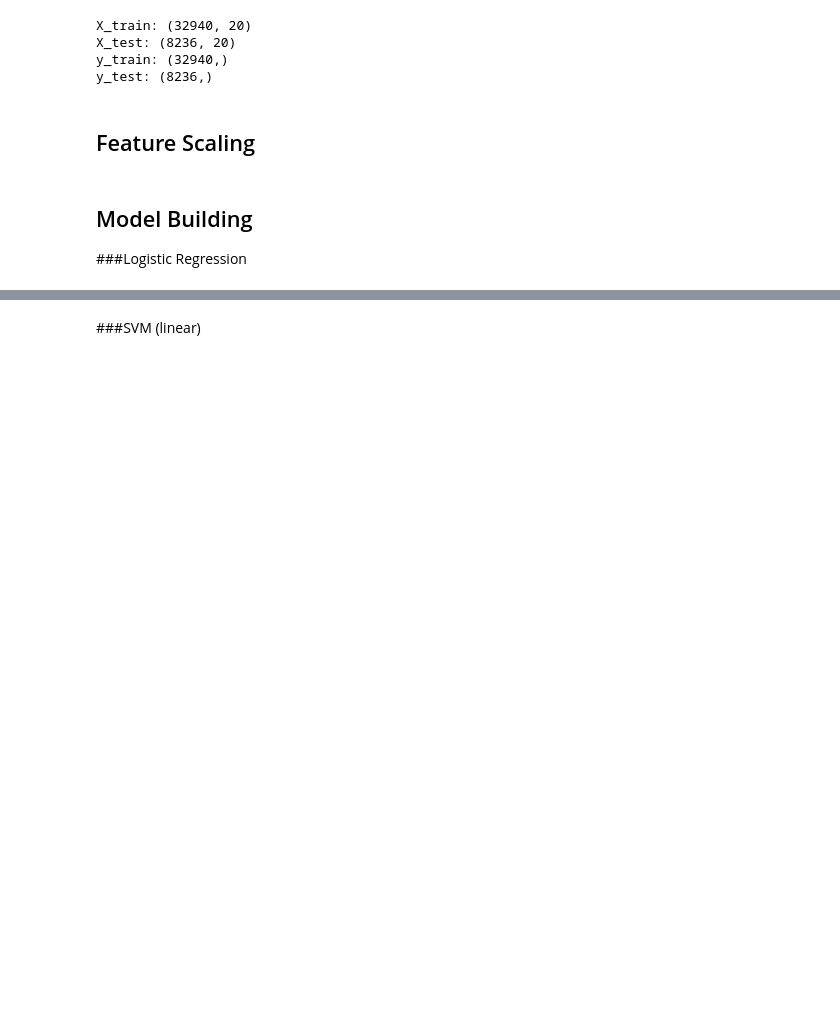
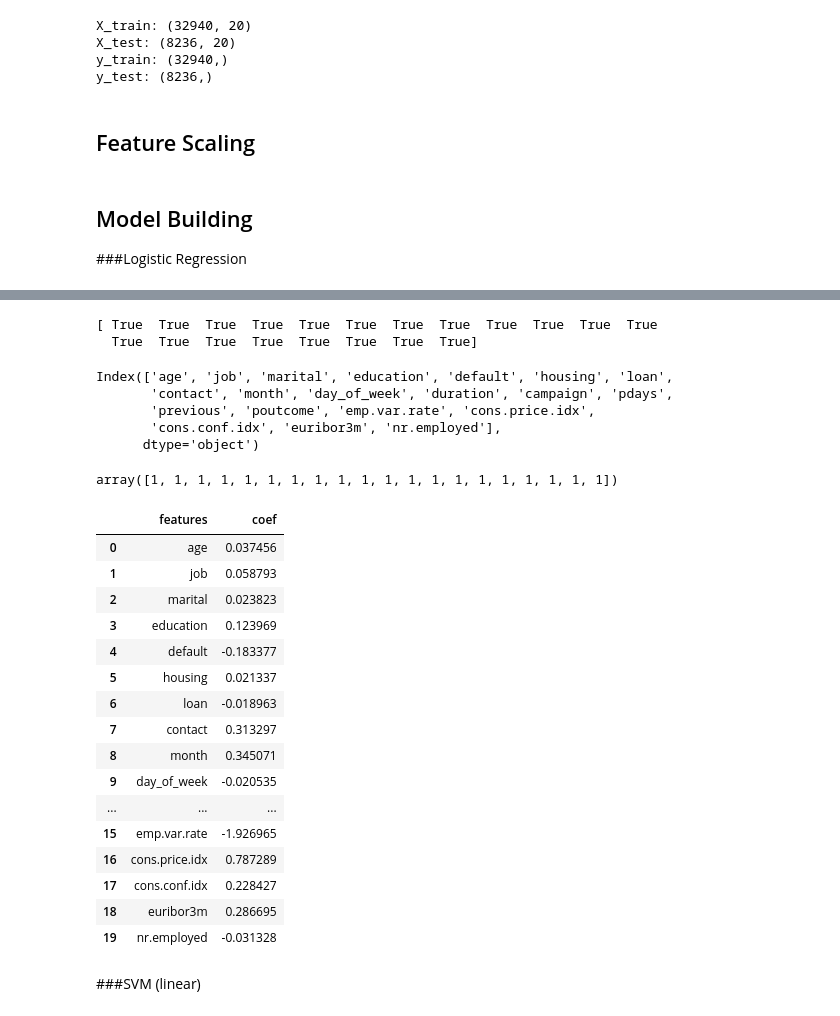
Before and after one commit to ChitraChaudhari/Bank-Marketing-campaign-, a Jupyter notebook: DG_BankMarketing_ModelBuilding.ipynb, the cells around one changed output, grey strips where cells are left out. Drawn from its saved outputs; the diff is of its cells as text; code cells hidden in the pictures; blank space fills up the shorter version.

Commit message:
Final updates to model building and presentation

```diff
--- a/DG_BankMarketing_ModelBuilding.ipynb
+++ b/DG_BankMarketing_ModelBuilding.ipynb
@@ -204,3 +216,45 @@ results
+# %%
+from sklearn.feature_selection import RFE
+rfe=RFE(estimator=model, n_features_to_select=20)
+rfe=rfe.fit(X_train,y_train)
+print(rfe.support_)
+# %% [output]
+[ True  True  True  True  True  True  True  True  True  True  True  True
+  True  True  True  True  True  True  True  True]
+# %%
+X_train.columns[rfe.support_]
+# %% [output]
+Index(['age', 'job', 'marital', 'education', 'default', 'housing', 'loan',
+       'contact', 'month', 'day_of_week', 'duration', 'campaign', 'pdays',
+       'previous', 'poutcome', 'emp.var.rate', 'cons.price.idx',
+       'cons.conf.idx', 'euribor3m', 'nr.employed'],
+      dtype='object')
+# %%
+rfe.ranking_
+# %% [output]
+array([1, 1, 1, 1, 1, 1, 1, 1, 1, 1, 1, 1, 1, 1, 1, 1, 1, 1, 1, 1])
+# %%
+pd.concat([pd.DataFrame(X_train.columns[rfe.support_], columns=["features"]),
+          pd.DataFrame(np.transpose(model.coef_), columns=["coef"])],
+          axis=1)
+# %% [output]
+|  | features | coef |
+| 0 | age | 0.037456 |
+| 1 | job | 0.058793 |
+| 2 | marital | 0.023823 |
+| 3 | education | 0.123969 |
+| 4 | default | -0.183377 |
+| 5 | housing | 0.021337 |
+| 6 | loan | -0.018963 |
+| 7 | contact | 0.313297 |
+| 8 | month | 0.345071 |
+| 9 | day_of_week | -0.020535 |
+| ... | ... | ... |
+| 15 | emp.var.rate | -1.926965 |
+| 16 | cons.price.idx | 0.787289 |
+| 17 | cons.conf.idx | 0.228427 |
+| 18 | euribor3m | 0.286695 |
+| 19 | nr.employed | -0.031328 |
 # %% [markdown]
 ###SVM (linear)
 # %%
```
Also changed, not shown: parts of 7 cells of this notebook, 1 other file.
